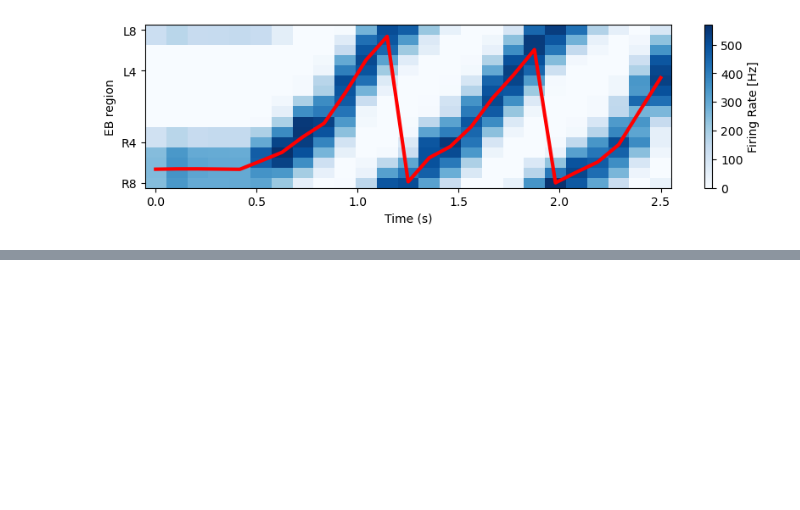
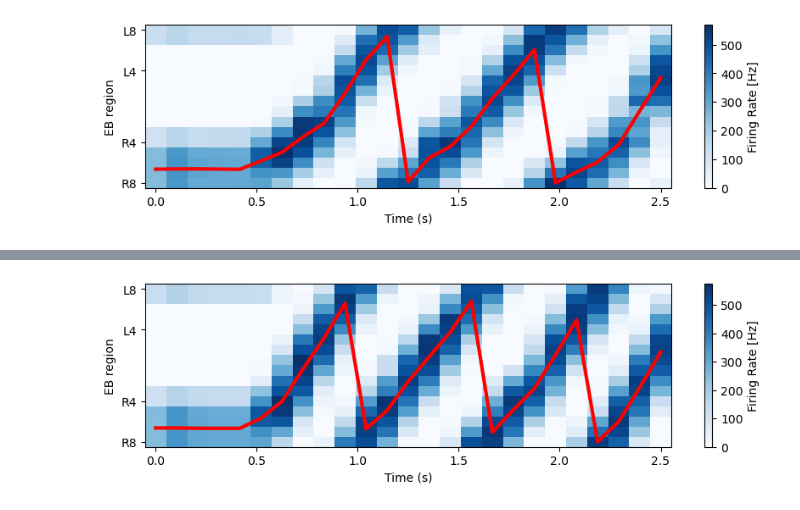
Before and after one commit to pan825/RE16, a Jupyter notebook: 1D/test.ipynb, the cells around one changed output, grey strips where cells are left out. Saved outputs shown, nothing was run; the diff lists cells and outputs as text; code cells hidden in the pictures; blank space fills up the shorter version.

```diff
--- a/1D/test.ipynb
+++ b/1D/test.ipynb
@@ -23,3 +19,12 @@ r.plot()
 # %% [output]
 08:11:04 : 1 min 20.0 sec -> eval end
 [figure]
+# %%
+r2 = RingAttractorModel.Simulator(parameters=p)
+r2.run(t_epg_open=200,
+      t_epg_close=300,
+      t_pen_open=2000,
+      stimulus_strength=0.05,
+      stimulus_location=np.deg2rad(0),
+      shifter_strength=0.016,
+      half_PEN='right')
@@ -25,0 +33,4 @@ r.plot()
+# %%
+r2.plot()
+# %% [output]
+[figure, added]
```
Also changed, not shown: parts of 3 cells of this notebook, 2 other files.
